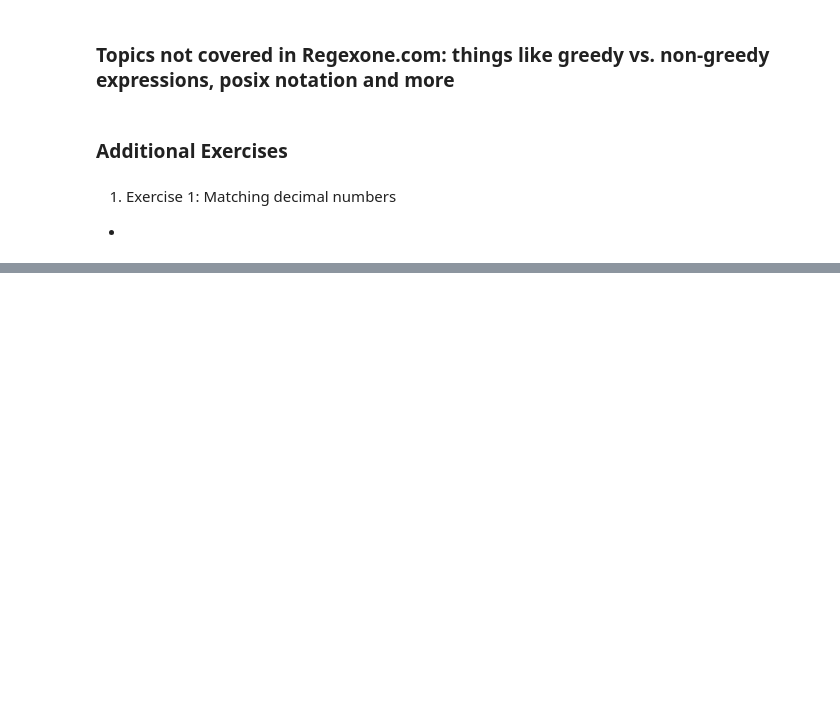
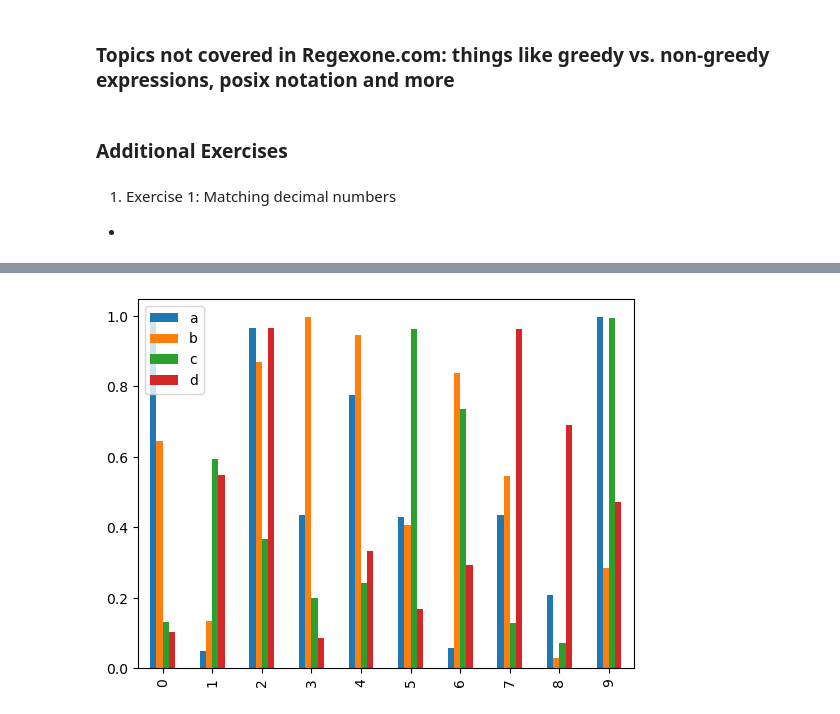
Before and after one commit to AHMAD-KHAIRI/ztm-ml-course, a Jupyter notebook: 04_matplotlib/introduction-to-matplotlib.ipynb, the cells around one changed output, grey strips where cells are left out. Cells and saved outputs as stored; diff of their text form; code cells hidden in the pictures; blank space fills up the shorter version.

```diff
--- a/04_matplotlib/introduction-to-matplotlib.ipynb
+++ b/04_matplotlib/introduction-to-matplotlib.ipynb
@@ -443,0 +577,15 @@ ts.plot();
+# %%
+# Plot a bar graph from Pandas dataframe
+
+# 1. Prepare the date
+x = np.random.rand(10, 4)
+
+# 2. Turn the data into a dataframe
+df = pd.DataFrame(x, columns=["a", "b", "c", "d"])
+df
+
+# 3. Plot the bar graph
+# df.plot(kind="bar")
+df.plot.bar();
+# %% [output]
+[figure, added]
```
Also changed, not shown: parts of 53 cells of this notebook.
